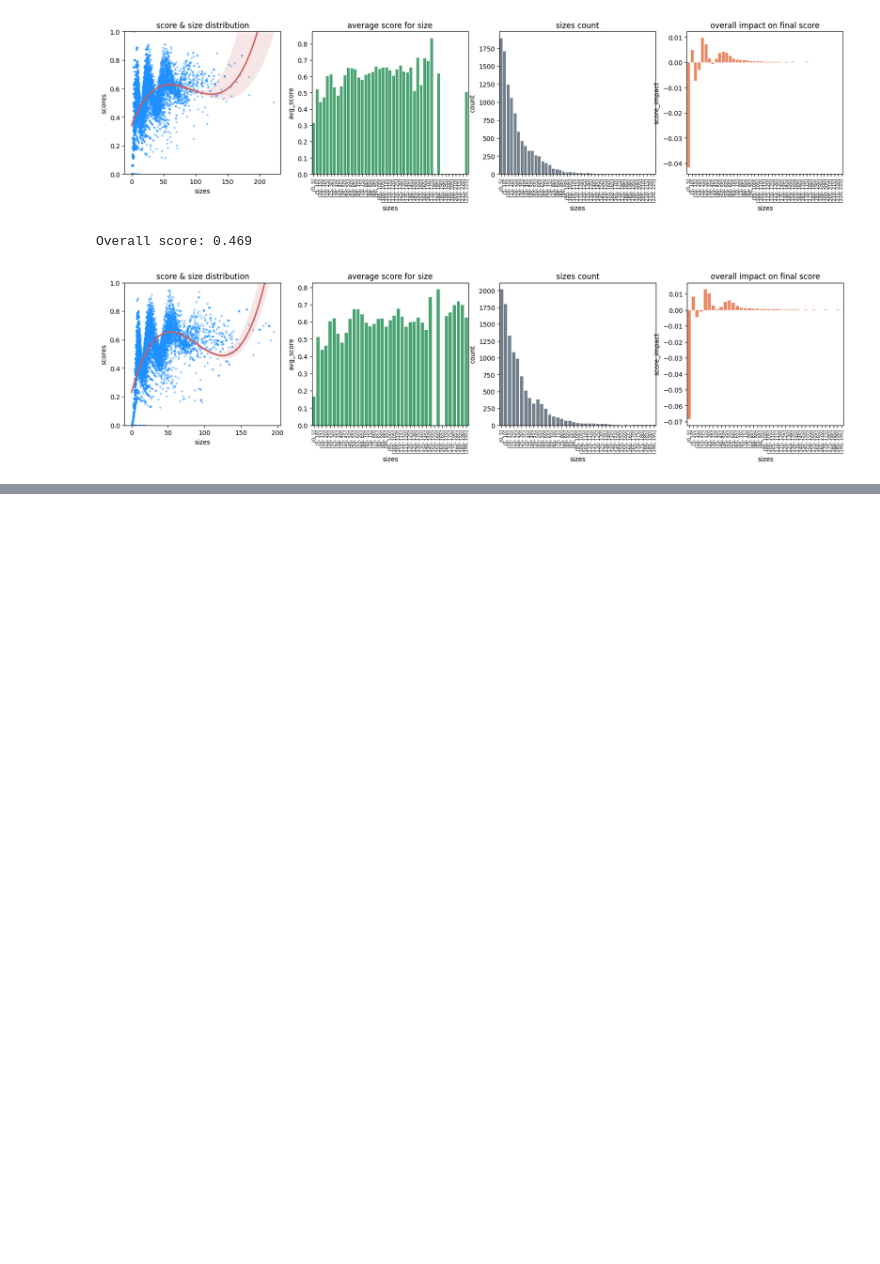
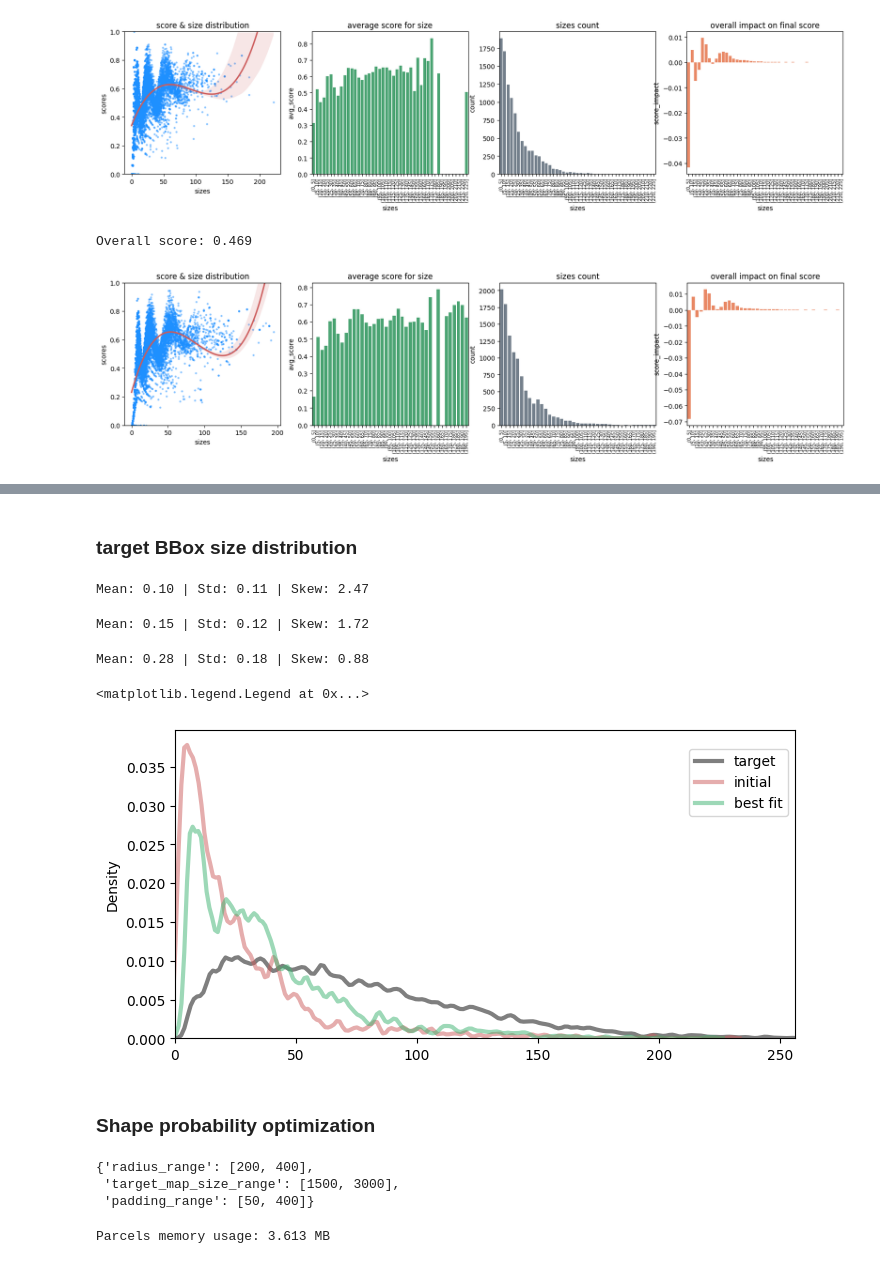
Before and after one commit to fzzyfoxx/resume, a Jupyter notebook: maps_vectorization/RPN_optimization.ipynb, the cells around one changed output, grey strips where cells are left out. Saved outputs shown, nothing was run; the diff lists cells and outputs as text; code cells hidden in the pictures; blank space fills up the shorter version.

Commit message:
Shape probability optimization features

```diff
--- a/maps_vectorization/RPN_optimization.ipynb
+++ b/maps_vectorization/RPN_optimization.ipynb
@@ -429,0 +432,13 @@ Overall score: 0.469
+# %%
+from src.map_drawing import map_drawer_input_generator
+import json
+from scipy.stats import skewnorm, uniform, describe
+from operator import pow, mul
+
+with open(full_map_gen_args['parcel_input_args_path'], "r") as f:
+    input_generator_args = json.loads(f.read())
+
+ig = map_drawer_input_generator(client, input_generator_args, batch_size=128, test_mode=1)
+# %%
+parcels_example, background_example = next(ig)
+shapes, img_size, padding = parcels_example.values()
@@ -429,0 +487,41 @@ Overall score: 0.469
+# %% [markdown]
+### target BBox size distribution
+# %%
+# INITIAL BBOX SIZE DISTRIBUTION
+initial_bbox_dist = np.concatenate([input_distribution_simulation(*list(next(ig)[0].values())[:2], distr_func=uniform, distr_args={'loc': 0.0, 'scale': 1.0}, minimal_size=0)
+                             for _ in range(128)], axis=0)
+distr_description = describe(initial_bbox_dist)
+print('Mean: {:.2f} | Std: {:.2f} | Skew: {:.2f}'.format(distr_description.mean, distr_description.variance**0.5, distr_description.skewness))
+# %% [output]
+Mean: 0.10 | Std: 0.11 | Skew: 2.47
+# %%
+# BEST FIT BBOX SIZE DISTRIBUTION
+best_fit_dist = np.concatenate([input_distribution_simulation(*list(next(ig)[0].values())[:2], distr_func=skewnorm, distr_args={'a': 15.0, 'loc': 0.31, 'scale': 0.8}, minimal_size=5/cfg.target_size)
+                             for _ in range(128)], axis=0)
+distr_description = describe(best_fit_dist)
+print('Mean: {:.2f} | Std: {:.2f} | Skew: {:.2f}'.format(distr_description.mean, distr_description.variance**0.5, distr_description.skewness))
+# %% [output]
+Mean: 0.15 | Std: 0.12 | Skew: 1.72
+# %%
+# COMPARISION TO TARGET DISTRIBUTION
+fig = plt.figure(figsize=(8,4))
+plt.xlim(0, cfg.target_size)
+
+target_distr_sim = skewnorm.rvs(a=8.0, loc=0.03, scale=0.3, size=5000)
+target_distr_sim = np.delete(target_distr_sim, np.where((target_distr_sim<5/256) | (target_distr_sim>1)))
+distr_description = describe(target_distr_sim)
+print('Mean: {:.2f} | Std: {:.2f} | Skew: {:.2f}'.format(distr_description.mean, distr_description.variance**0.5, distr_description.skewness))
+#sns.histplot(target_distr_sim*cfg.target_size, color='black', binwidth=5, stat='probability', alpha=0.5, fill=False, element='step')
+#sns.histplot(initial_bbox_dist*cfg.target_size, color='indianred', binwidth=5, stat='probability', alpha=0.3, fill=False, element='step')
+#sns.histplot(best_fit_dist*cfg.target_size, color='mediumseagreen', binwidth=5, stat='probability', alpha=0.3, fill=False, element='step')
+bw_adjust=0.2
+sns.kdeplot(target_distr_sim*cfg.target_size, color='black', bw_adjust=bw_adjust, alpha=0.5, linewidth=3)
+sns.kdeplot(initial_bbox_dist*cfg.target_size, color='indianred', bw_adjust=bw_adjust, alpha=0.5, linewidth=3)
+sns.kdeplot(best_fit_dist*cfg.target_size, color='mediumseagreen', bw_adjust=bw_adjust, alpha=0.5, linewidth=3)
+fig.legend(labels=['target', 'initial', 'best fit'], loc='upper right', bbox_to_anchor=(0.4,0.4,0.5,0.45))
+# %% [output]
+Mean: 0.28 | Std: 0.18 | Skew: 0.88
+<matplotlib.legend.Legend at 0x...>
+[figure, added]
+# %% [markdown]
+### Shape probability optimization
@@ -429,0 +533,15 @@ Overall score: 0.469
+# %%
+input_generator_args
+# %% [output]
+{'radius_range': [200, 400],
+ 'target_map_size_range': [1500, 3000],
+ 'padding_range': [50, 400]}
+# %%
+custom_ig_args = {
+    'radius_range': [150, 300],
+    'target_map_size_range': [1500, 3000],
+    'padding_range': [50, 100]
+}
+ig = map_drawer_input_generator(client, input_generator_args, batch_size=512, test_mode=1)
+# %% [output]
+Parcels memory usage: 3.613 MB
```
Also changed, not shown: parts of 17 cells of this notebook.
